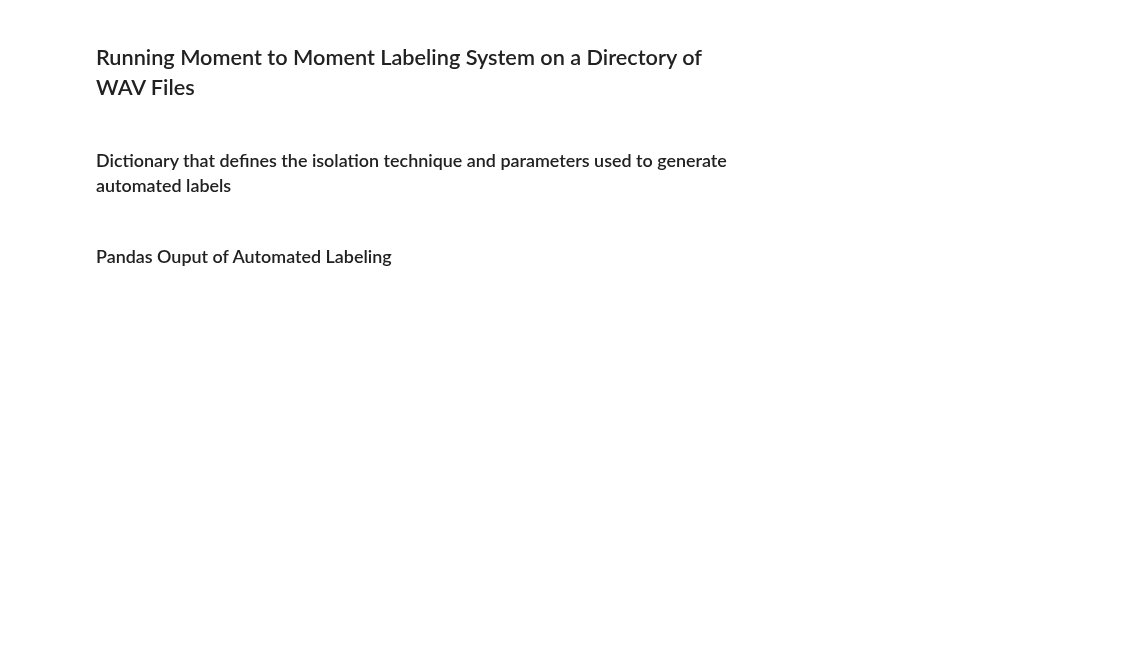
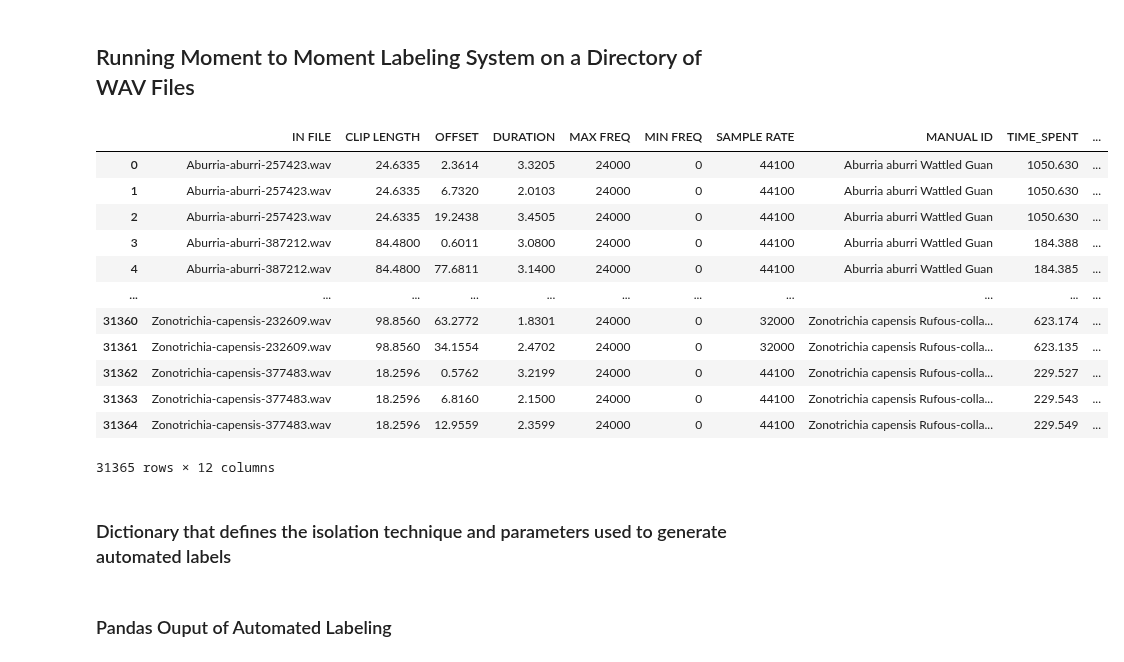
Before and after one commit to UCSD-E4E/PyHa, a Jupyter notebook: PyHa_Tutorial.ipynb, the cells around one changed output. Drawn from its saved outputs; the diff is of its cells as text; code cells hidden in the pictures; blank space fills up the shorter version.

```diff
--- a/PyHa_Tutorial.ipynb
+++ b/PyHa_Tutorial.ipynb
@@ -11,3 +14,21 @@ path = "./TEST/"
+# %%
+manual_df = pd.read_csv("mixed_bird_manual.csv")
+#manual_df = pd.read_csv("BirdCLEF2020_Validation.csv")
+manual_df
+# %% [output]
+|  | IN FILE | CLIP LENGTH | OFFSET | DURATION | MAX FREQ | MIN FREQ | SAMPLE RATE | MANUAL ID | TIME_SPENT | ... |
+| 0 | Aburria-aburri-257423.wav | 24.6335 | 2.3614 | 3.3205 | 24000 | 0 | 44100 | Aburria aburri Wattled Guan | 1050.630 | ... |
+| 1 | Aburria-aburri-257423.wav | 24.6335 | 6.7320 | 2.0103 | 24000 | 0 | 44100 | Aburria aburri Wattled Guan | 1050.630 | ... |
+| 2 | Aburria-aburri-257423.wav | 24.6335 | 19.2438 | 3.4505 | 24000 | 0 | 44100 | Aburria aburri Wattled Guan | 1050.630 | ... |
+| 3 | Aburria-aburri-387212.wav | 84.4800 | 0.6011 | 3.0800 | 24000 | 0 | 44100 | Aburria aburri Wattled Guan | 184.388 | ... |
+| 4 | Aburria-aburri-387212.wav | 84.4800 | 77.6811 | 3.1400 | 24000 | 0 | 44100 | Aburria aburri Wattled Guan | 184.385 | ... |
+| ... | ... | ... | ... | ... | ... | ... | ... | ... | ... | ... |
+| 31360 | Zonotrichia-capensis-232609.wav | 98.8560 | 63.2772 | 1.8301 | 24000 | 0 | 32000 | Zonotrichia capensis Rufous-colla... | 623.174 | ... |
+| 31361 | Zonotrichia-capensis-232609.wav | 98.8560 | 34.1554 | 2.4702 | 24000 | 0 | 32000 | Zonotrichia capensis Rufous-colla... | 623.135 | ... |
+| 31362 | Zonotrichia-capensis-377483.wav | 18.2596 | 0.5762 | 3.2199 | 24000 | 0 | 44100 | Zonotrichia capensis Rufous-colla... | 229.527 | ... |
+| 31363 | Zonotrichia-capensis-377483.wav | 18.2596 | 6.8160 | 2.1500 | 24000 | 0 | 44100 | Zonotrichia capensis Rufous-colla... | 229.543 | ... |
+| 31364 | Zonotrichia-capensis-377483.wav | 18.2596 | 12.9559 | 2.3599 | 24000 | 0 | 44100 | Zonotrichia capensis Rufous-colla... | 229.549 | ... |
+31365 rows × 12 columns
 # %% [markdown]
 ### Dictionary that defines the isolation technique and parameters used to generate automated labels
 # %%
```
Also changed, not shown: parts of 51 cells of this notebook, 7 other files.
